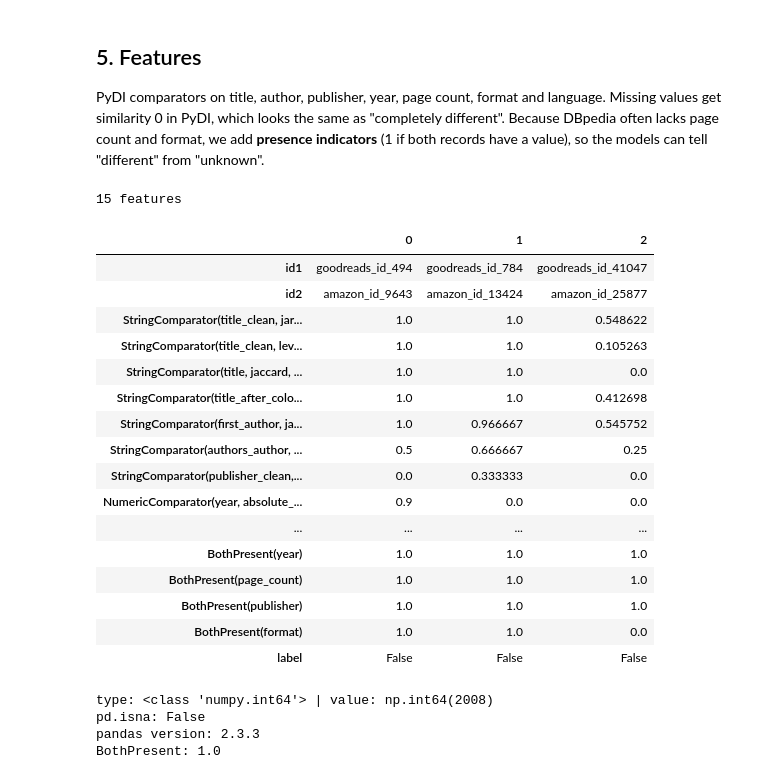
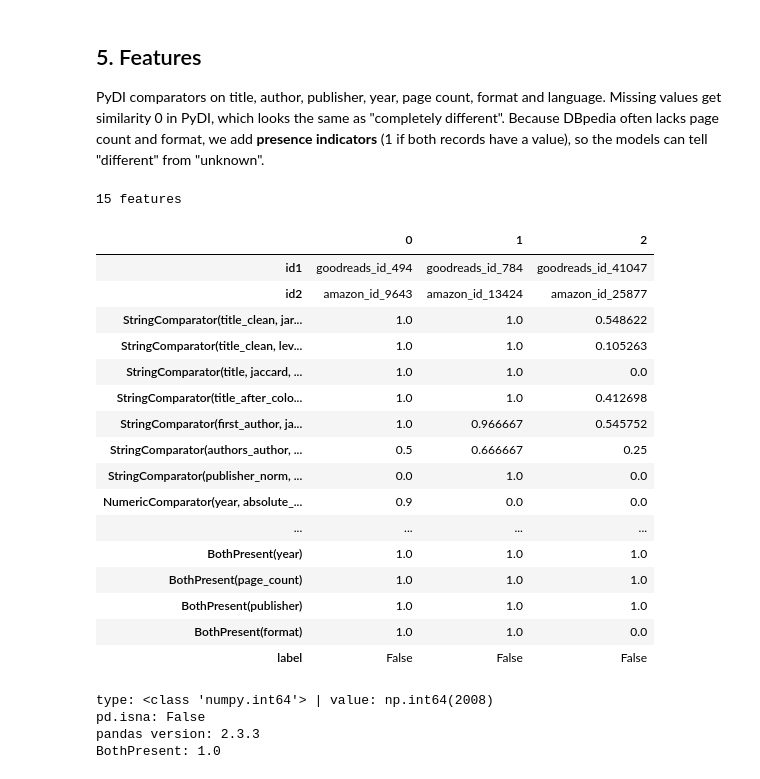
Before and after one commit to Web-Data-Integration-Team/Books-Data-Integration, a Jupyter notebook: identity_resolution.ipynb, the cells around one changed output. Cells and saved outputs as stored; diff of their text form; code cells hidden in the pictures.

Commit message:
Identity resolution: add normalized publisher feature and DBpedia title fix

```diff
--- a/identity_resolution.ipynb
+++ b/identity_resolution.ipynb
@@ -66,6 +66,7 @@ def ascii_lower(s):
 
 def clean_title(t):
     t = ascii_lower(t)
+    t = re.sub(r"^(.+?)\s{2,}.*\s{2,}\d+$", r"\1", t)   # DBpedia infobox titles "A  B  1" -> keep only "A"
     t = re.sub(r"\([^)]*\)|\[[^\]]*\]", " ", t)
     t = re.sub(r"\s*(:| - ).*$", "", t)
     t = re.sub(r"[^a-z0-9 ]", " ", t)
@@ -88,6 +89,22 @@ def surname(a):
     return w[-1] if w else ""
 
 
+PUB_STOP = {"books", "book", "publishing", "publishers", "publisher", "publications", "publication",
+            "press", "inc", "ltd", "llc", "co", "company", "and", "the", "group", "limited",
+            "corp", "corporation"}
+PUB_ABBR = {"pub": "publishing", "pubs": "publishing", "intl": "international", "univ": "university"}
+
+
+def normalize_publisher(s):
+    if not isinstance(s, str) or not s.strip():
+        return ""
+    s = ascii_lower(s)
+    s = re.sub(r"\([^)]*\)", " ", s)      # remove "(publisher)", "(US)" ...
+    s = re.sub(r"[^a-z0-9 ]", " ", s)     # remove punctuation
+    words = [PUB_ABBR.get(w, w) for w in s.split()]
+    return " ".join(w for w in words if w not in PUB_STOP)
+
+
 def load(name):
     df = load_xml(DATA_DIR / f"{name}.xml", name=name)
     df.attrs["source"] = name
@@ -101,6 +118,7 @@ def load(name):
     df["first_author"] = df["authors_author"].map(first_author)
     df["author_surname"] = df["first_author"].map(surname)
     df["publisher_clean"] = df["publisher"].map(ascii_lower)
+    df["publisher_norm"] = df["publisher"].map(normalize_publisher)   # normalised publisher for the ML features
     df["format_clean"] = df["format"].map(ascii_lower)
     df["language_clean"] = df["language"].map(ascii_lower)
     df["year"] = pd.to_numeric(df["publication_date"].astype("string").str[:4], errors="coerce")
@@ -252,36 +270,36 @@ comparators = [
     StringComparator("first_author", similarity_function="jaro_winkler", preprocess=str.lower),
     StringComparator("authors_author", similarity_function="jaccard", tokenization="word",
                      preprocess=str.lower, list_strategy="best_match"),
-    StringComparator("publisher_clean", similarity_function="jaccard", tokenization="word"),
+    StringComparator("publisher_norm", similarity_function="jaccard", tokenization="word"),
     NumericComparator("year", method="absolute_difference", max_difference=10),
     NumericComparator("page_count", method="relative_difference", max_difference=0.5),
     StringComparator("format_clean", similarity_function="jaro_winkler"),
     StringComparator("language_clean", similarity_function="jaro_winkler"),
     BothPresent("year"), BothPresent("page_count"), BothPresent("publisher"), BothPresent("format"),
 ]
 feature_extractor = FeatureExtractor(comparators)
 
 features = {}
 for a, b in PAIRS:
     p = f"{a}_{b}"
     features[p] = {split: feature_extractor.create_features(data[a], data[b], gs[["id1", "id2"]],
                                                             labels=gs["label"], id_column="id")
                    for split, gs in gold[p].items()}
 FEATURE_COLUMNS = [c for c in features[f"{PAIRS[0][0]}_{PAIRS[0][1]}"]["train"].columns if c not in ("id1", "id2", "label")]
 print(len(FEATURE_COLUMNS), "features")
 display(features["goodreads_amazon"]["train"].head(3).T)
 # %% [output]
 15 features
 |  | 0 | 1 | 2 |
 | id1 | goodreads_id_494 | goodreads_id_784 | goodreads_id_41047 |
 | id2 | amazon_id_9643 | amazon_id_13424 | amazon_id_25877 |
 | StringComparator(title_clean, jar... | 1.0 | 1.0 | 0.548622 |
 | StringComparator(title_clean, lev... | 1.0 | 1.0 | 0.105263 |
 | StringComparator(title, jaccard, ... | 1.0 | 1.0 | 0.0 |
 | StringComparator(title_after_colo... | 1.0 | 1.0 | 0.412698 |
 | StringComparator(first_author, ja... | 1.0 | 0.966667 | 0.545752 |
 | StringComparator(authors_author, ... | 0.5 | 0.666667 | 0.25 |
-| StringComparator(publisher_clean,... | 0.0 | 0.333333 | 0.0 |
+| StringComparator(publisher_norm, ... | 0.0 | 1.0 | 0.0 |
 | NumericComparator(year, absolute_... | 0.9 | 0.0 | 0.0 |
 | ... | ... | ... | ... |
 | BothPresent(year) | 1.0 | 1.0 | 1.0 |
```
Also changed, not shown: parts of 3 cells of this notebook, 14 other files.
